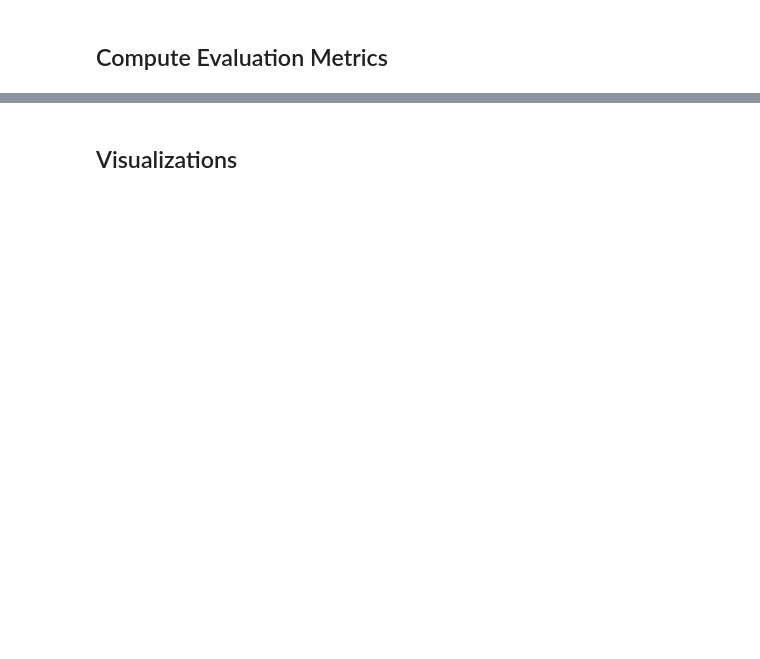
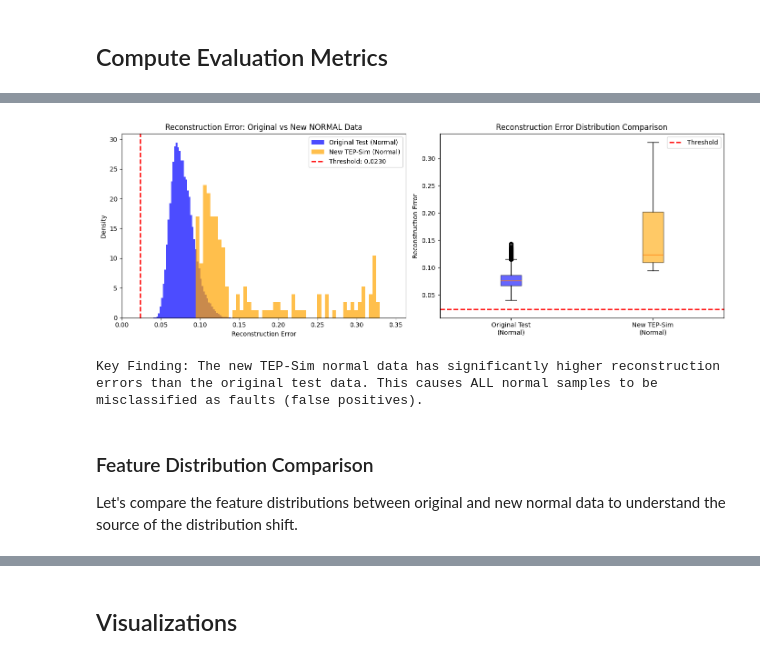
Before and after one commit to KitchinHUB/tep-manuscript, a Jupyter notebook: notebooks/36-conv-autoencoder-new-data-evaluation.ipynb, the cells around one changed output, grey strips where cells are left out. Cells and saved outputs as stored; diff of their text form; code cells hidden in the pictures; blank space fills up the shorter version.

```diff
--- a/notebooks/36-conv-autoencoder-new-data-evaluation.ipynb
+++ b/notebooks/36-conv-autoencoder-new-data-evaluation.ipynb
@@ -249,0 +322,12 @@ print('-' * 50)
+# %%
+# Load original test data for comparison
+print("Loading original test data for comparison...")
+orig_test = pd.read_csv(DATA_DIR / 'binary_test.csv')
+orig_test['is_fault'] = (orig_test['faultNumber'] != 0).astype(int)
+
+# Get normal samples from both datasets
+orig_normal = orig_test[orig_test['faultNumber'] == 0]
+new_normal = eval_data[eval_data['faultNumber'] == 0]
+
+print(f"Original test normal samples: {len(orig_normal):,}")
+print(f"New eval normal samples: {len(new_normal):,}")
@@ -249,0 +402,46 @@ print('-' * 50)
+# %%
+# Visualize the reconstruction error distributions
+fig, axes = plt.subplots(1, 2, figsize=(14, 5))
+
+# Histogram comparison
+axes[0].hist(orig_normal_errors, bins=50, alpha=0.7, label='Original Test (Normal)',
+             density=True, color='blue')
+axes[0].hist(new_normal_errors, bins=50, alpha=0.7, label='New TEP-Sim (Normal)',
+             density=True, color='orange')
+axes[0].axvline(x=threshold, color='red', linestyle='--', linewidth=2,
+                label=f'Threshold: {threshold:.4f}')
+axes[0].set_xlabel('Reconstruction Error')
+axes[0].set_ylabel('Density')
+axes[0].set_title('Reconstruction Error: Original vs New NORMAL Data')
+axes[0].legend()
+axes[0].set_xlim(0, min(0.5, new_normal_errors.max() * 1.1))
+
+# Box plot comparison
+error_data = [orig_normal_errors, new_normal_errors]
+bp = axes[1].boxplot(error_data, labels=['Original Test\n(Normal)', 'New TEP-Sim\n(Normal)'],
+                      patch_artist=True)
+bp['boxes'][0].set_facecolor('blue')
+bp['boxes'][0].set_alpha(0.6)
+bp['boxes'][1].set_facecolor('orange')
+bp['boxes'][1].set_alpha(0.6)
+axes[1].axhline(y=threshold, color='red', linestyle='--', linewidth=2, label=f'Threshold')
+axes[1].set_ylabel('Reconstruction Error')
+axes[1].set_title('Reconstruction Error Distribution Comparison')
+axes[1].legend()
+
+plt.tight_layout()
+plt.savefig(FIGURES_DIR / f'conv_autoencoder_error_comparison{FILE_SUFFIX}.png', dpi=150, bbox_inches='tight')
+plt.show()
+
+print("\nKey Finding: The new TEP-Sim normal data has significantly higher reconstruction")
+print("errors than the original test data. This causes ALL normal samples to be")
+print("misclassified as faults (false positives).")
+# %% [output]
+[figure, added]
+Key Finding: The new TEP-Sim normal data has significantly higher reconstruction
+errors than the original test data. This causes ALL normal samples to be
+misclassified as faults (false positives).
+# %% [markdown]
+### Feature Distribution Comparison
+
+Let's compare the feature distributions between original and new normal data to understand the source of the distribution shift.
```
Also changed, not shown: parts of 22 cells of this notebook, 47 other files.
